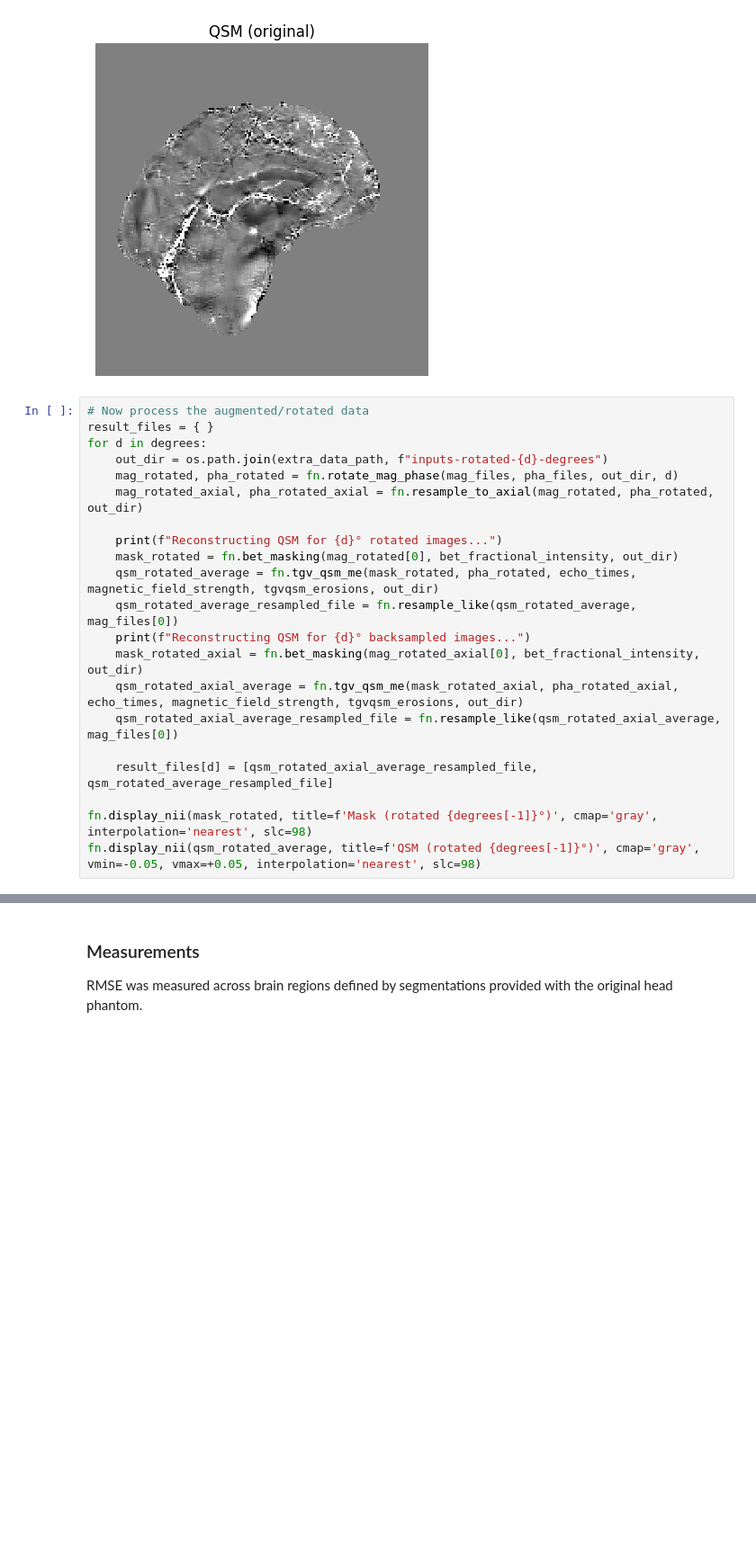
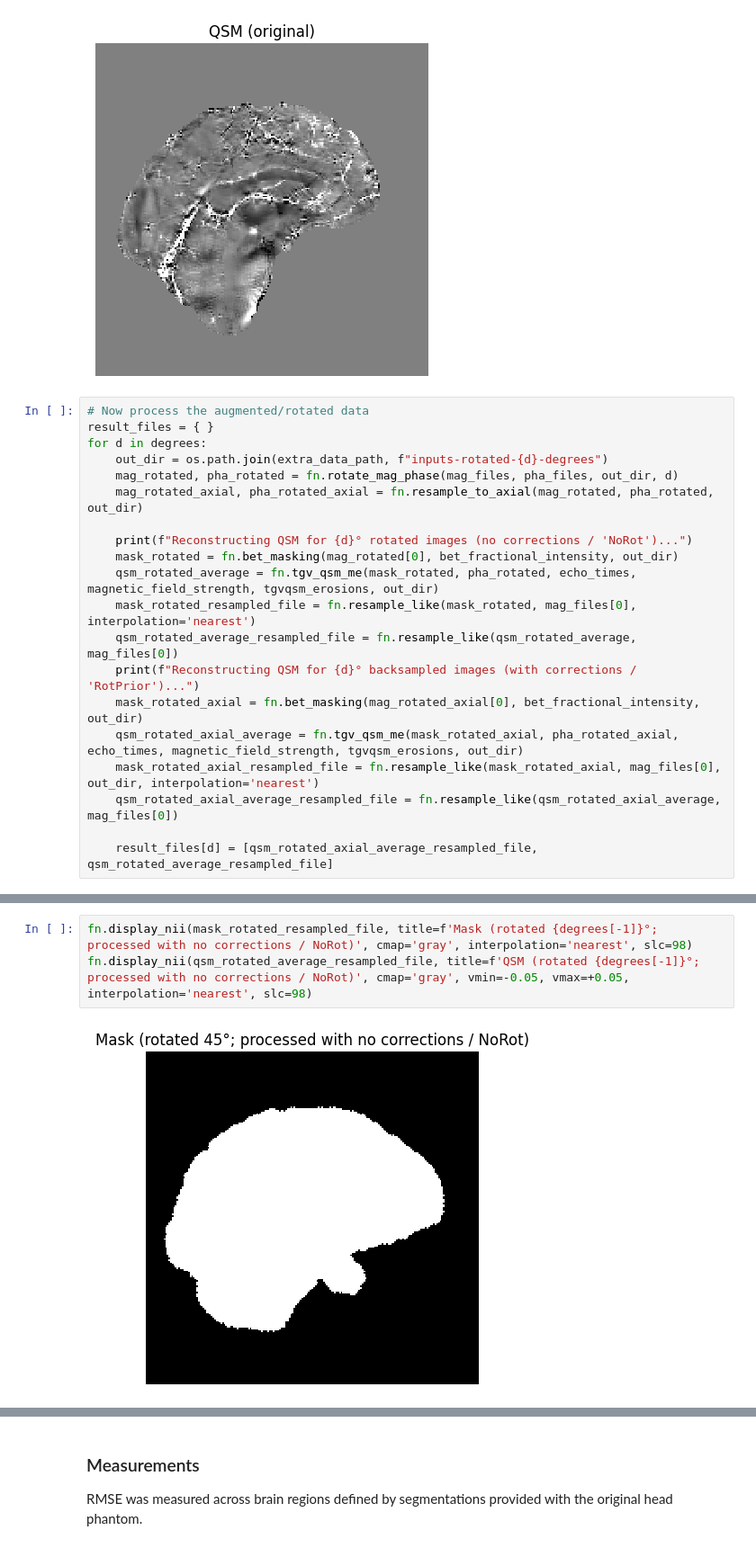
Before and after one commit to astewartau/2022-qsm-orientation-abstract, a Jupyter notebook: abstract-code.ipynb, the cells around one changed output, grey strips where cells are left out. Shown at 90% size. Drawn from its saved outputs; the diff is of its cells as text; blank space fills up the shorter version.

```diff
--- a/abstract-code.ipynb
+++ b/abstract-code.ipynb
@@ -114,17 +114,16 @@ for d in degrees:
     mag_rotated, pha_rotated = fn.rotate_mag_phase(mag_files, pha_files, out_dir, d)
     mag_rotated_axial, pha_rotated_axial = fn.resample_to_axial(mag_rotated, pha_rotated, out_dir)
 
-    print(f"Reconstructing QSM for {d}° rotated images...")
+    print(f"Reconstructing QSM for {d}° rotated images (no corrections / 'NoRot')...")
     mask_rotated = fn.bet_masking(mag_rotated[0], bet_fractional_intensity, out_dir)
     qsm_rotated_average = fn.tgv_qsm_me(mask_rotated, pha_rotated, echo_times, magnetic_field_strength, tgvqsm_erosions, out_dir)
+    mask_rotated_resampled_file = fn.resample_like(mask_rotated, mag_files[0], interpolation='nearest')
     qsm_rotated_average_resampled_file = fn.resample_like(qsm_rotated_average, mag_files[0])
-    print(f"Reconstructing QSM for {d}° backsampled images...")
+    print(f"Reconstructing QSM for {d}° backsampled images (with corrections / 'RotPrior')...")
     mask_rotated_axial = fn.bet_masking(mag_rotated_axial[0], bet_fractional_intensity, out_dir)
     qsm_rotated_axial_average = fn.tgv_qsm_me(mask_rotated_axial, pha_rotated_axial, echo_times, magnetic_field_strength, tgvqsm_erosions, out_dir)
+    mask_rotated_axial_resampled_file = fn.resample_like(mask_rotated_axial, mag_files[0], out_dir, interpolation='nearest')
     qsm_rotated_axial_average_resampled_file = fn.resample_like(qsm_rotated_axial_average, mag_files[0])
 
     result_files[d] = [qsm_rotated_axial_average_resampled_file, qsm_rotated_average_resampled_file]
-
-fn.display_nii(mask_rotated, title=f'Mask (rotated {degrees[-1]}°)', cmap='gray', interpolation='nearest', slc=98)
-fn.display_nii(qsm_rotated_average, title=f'QSM (rotated {degrees[-1]}°)', cmap='gray', vmin=-0.05, vmax=+0.05, interpolation='nearest', slc=98)
 # %% [output]
@@ -149,0 +147,5 @@ Reconstructing QSM for 45° backsampled images...
+# %%
+fn.display_nii(mask_rotated_resampled_file, title=f'Mask (rotated {degrees[-1]}°; processed with no corrections / NoRot)', cmap='gray', interpolation='nearest', slc=98)
+fn.display_nii(qsm_rotated_average_resampled_file, title=f'QSM (rotated {degrees[-1]}°; processed with no corrections / NoRot)', cmap='gray', vmin=-0.05, vmax=+0.05, interpolation='nearest', slc=98)
+# %% [output]
+[figure, added]
```
Also changed, not shown: parts of 3 cells of this notebook, 1 other file.
